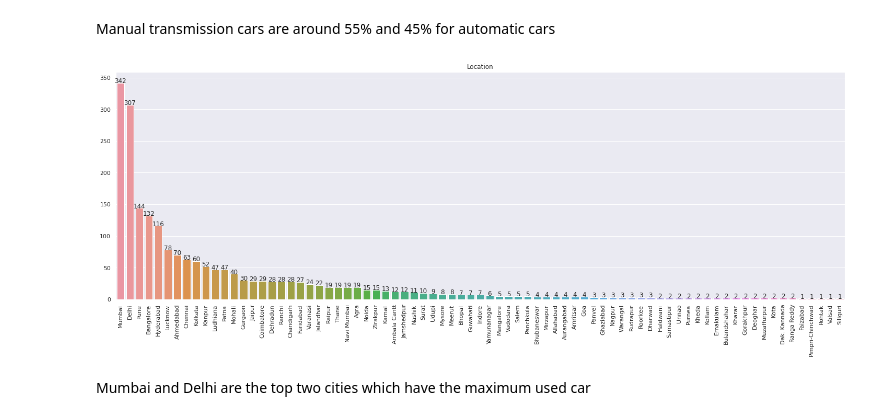
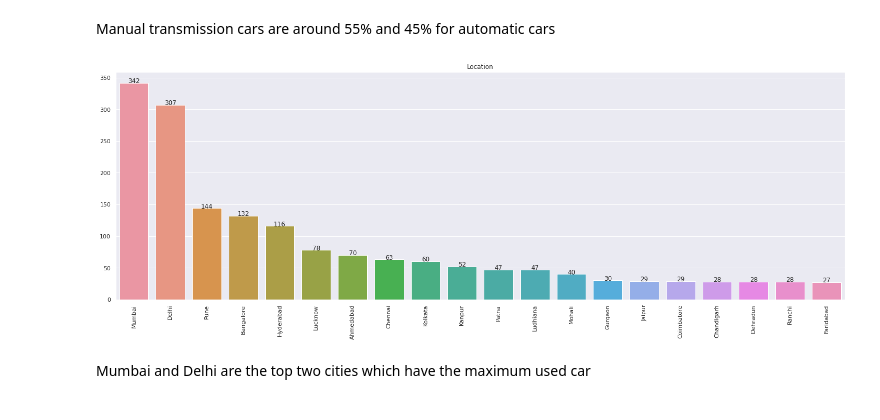
Before and after one commit to gauravmalakar08/Used_Car_Price_Predictor, a Jupyter notebook: Used_Car_Price_Predictor.ipynb, the cells around one changed output. Cells and saved outputs as stored; diff of their text form; code cells hidden in the pictures.

```diff
--- a/Used_Car_Price_Predictor.ipynb
+++ b/Used_Car_Price_Predictor.ipynb
@@ -175,7 +178,7 @@ Name: Transmission, dtype: int64
 ####**Univariate Analysis Of Each Categorical Values**
 # %%
 sns.set(rc={'figure.figsize':(20,8)})
-make_count = df['Make'].value_counts().sort_values(ascending=False)
+make_count = df['Make'].value_counts()[:20].sort_values(ascending=False)
 sns.barplot(x=make_count.index, y=make_count.values)
 for i in range(len(make_count)):
     plt.annotate(make_count.values[i], (i, make_count.values[i]), ha='center')
@@ -217,15 +220,15 @@ Manual transmission cars are around 55% and 45% for automatic cars
 # %%
 sns.set(rc={'figure.figsize':(25,8)})
 
-loc_count = df['Location'].value_counts().sort_values(ascending=False)
+loc_count = df['Location'].value_counts()[:20].sort_values(ascending=False)
 sns.barplot(x=loc_count.index, y=loc_count.values)
 for i in range(len(loc_count)):
     plt.annotate(loc_count.values[i], (i, loc_count.values[i]), ha='center')
 plt.title('Location')
 plt.xticks(rotation=90)
 plt.show()
 # %% [output]
-[figure, old version]
+[figure, new version]
 # %% [markdown]
 Mumbai and Delhi are the top two cities which have the maximum used car
 # %%
```
Also changed, not shown: parts of 22 cells of this notebook.
